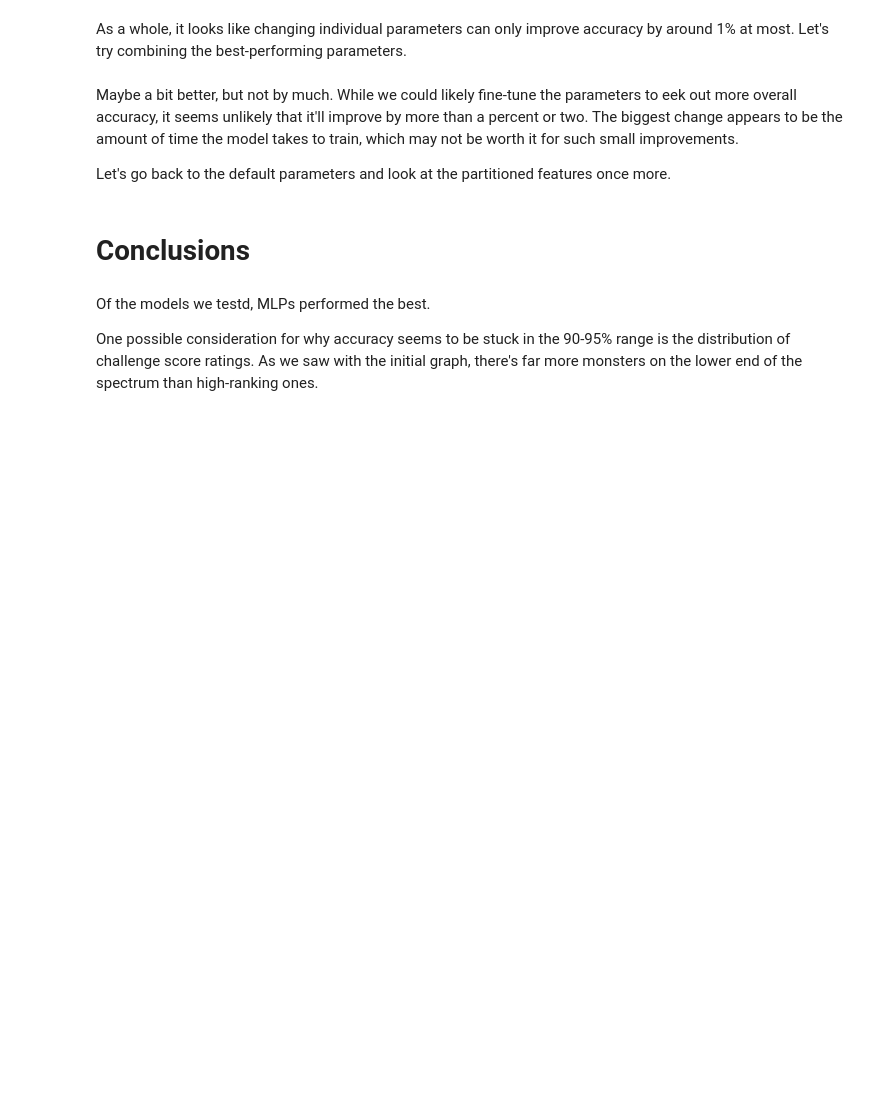
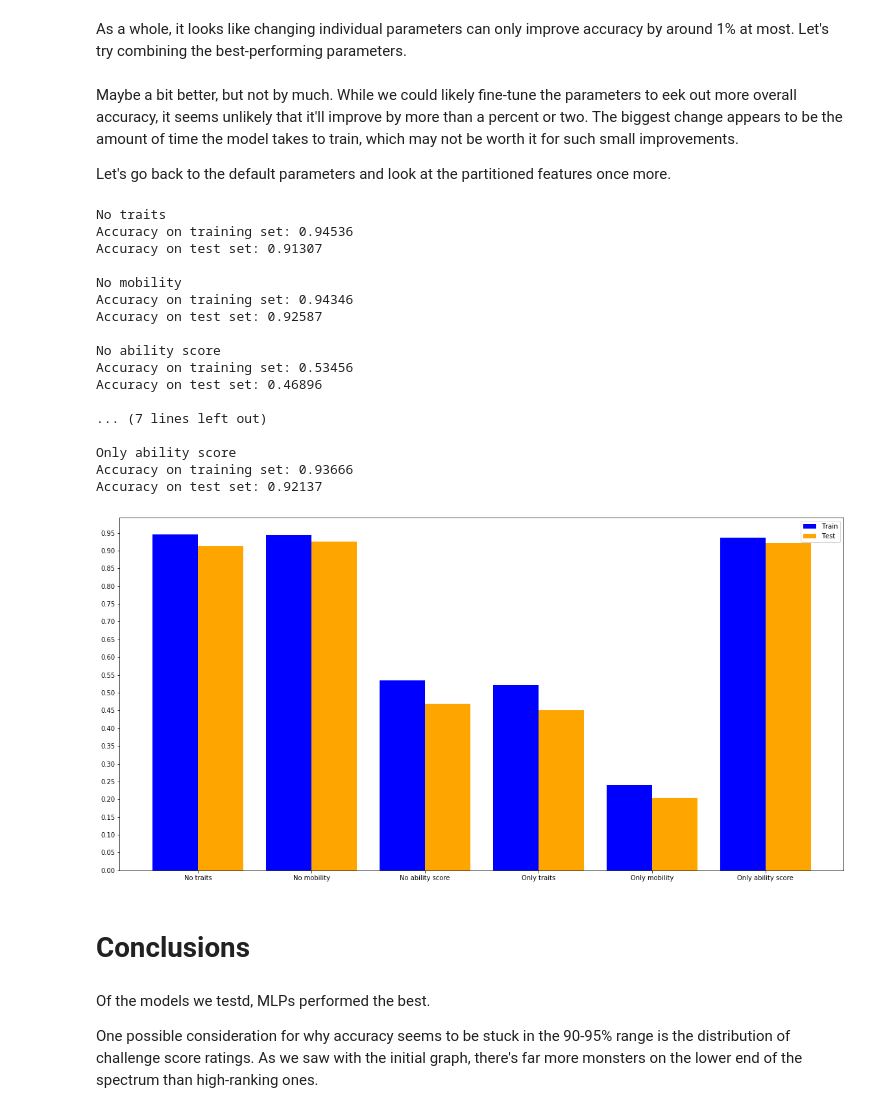
Before and after one commit to josiahhsu/csci_351_project, a Jupyter notebook: DnD_Project.ipynb, the cells around one changed output. Saved outputs shown, nothing was run; the diff lists cells and outputs as text; code cells hidden in the pictures; blank space fills up the shorter version.

```diff
--- a/DnD_Project.ipynb
+++ b/DnD_Project.ipynb
@@ -277,7 +518,27 @@ Maybe a bit better, but not by much. While we could likely fine-tune the paramet
 Let's go back to the default parameters and look at the partitioned features once more.
 # %%
 mlp = MLPRegressor()
-test_model_mod(mlp, names, X_mod, y, 10)
+# test_model_mod(mlp, names, X_mod, y, 10)
+graph_model_mod(mlp, names, X_mod, y, 10)
+# %% [output]
+No traits
+Accuracy on training set: 0.94536
+Accuracy on test set: 0.91307
+
+No mobility
+Accuracy on training set: 0.94346
+Accuracy on test set: 0.92587
+
+No ability score
+Accuracy on training set: 0.53456
+Accuracy on test set: 0.46896
+
+... (7 lines left out)
+
+Only ability score
+Accuracy on training set: 0.93666
+Accuracy on test set: 0.92137
+[figure, added]
 # %% [markdown]
 # Conclusions
 # %% [markdown]
```
Also changed, not shown: parts of 18 cells of this notebook.
